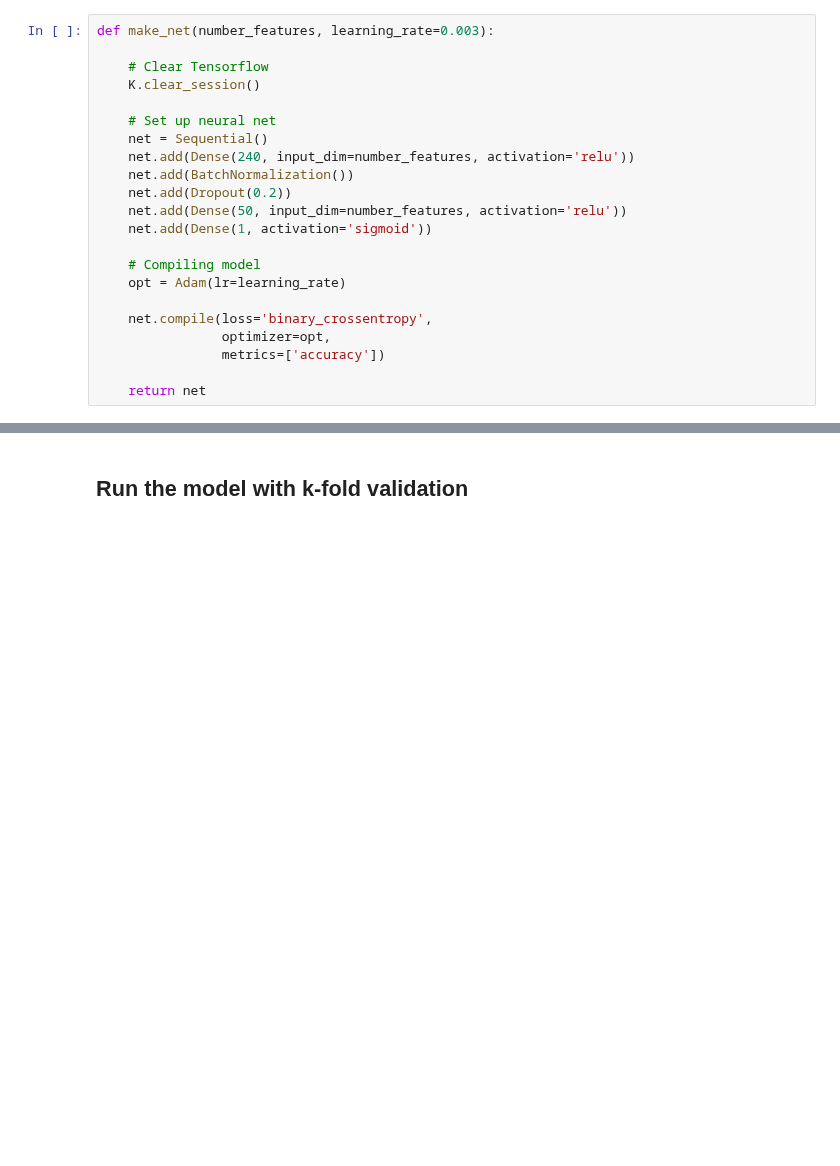
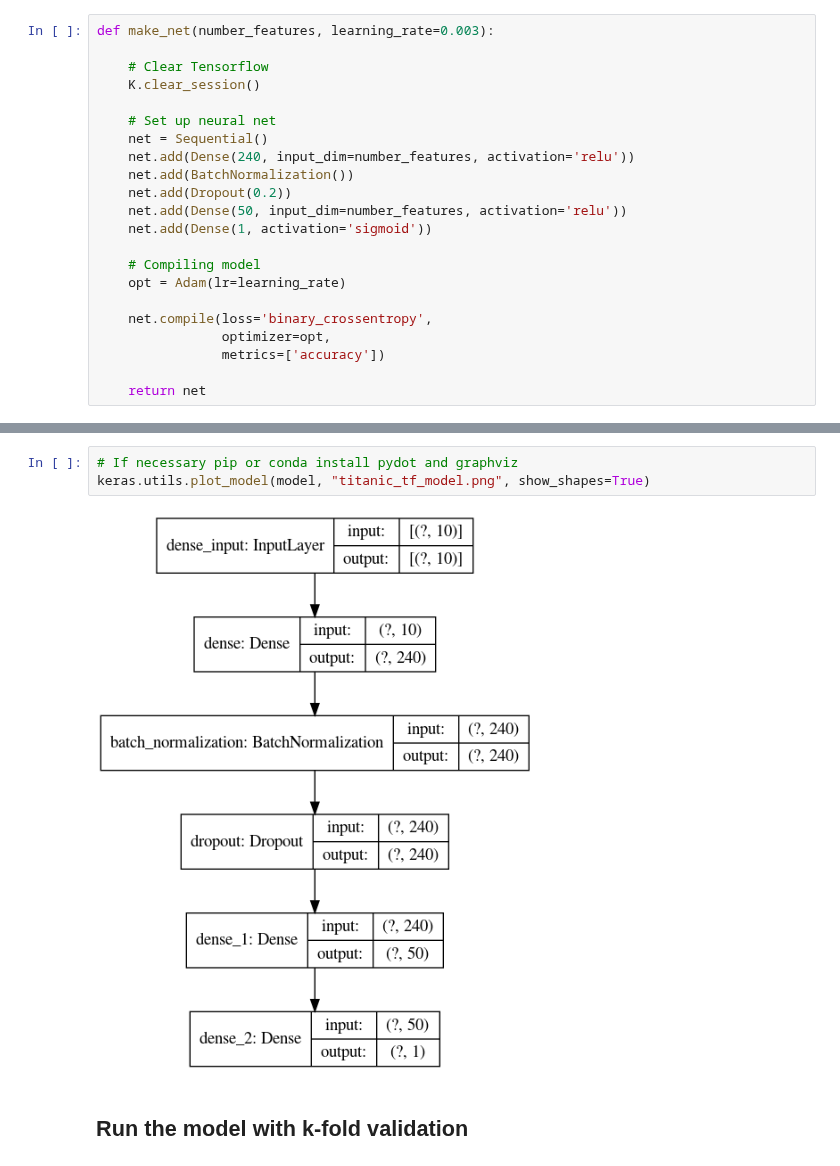
Before and after one commit to MichaelAllen1966/1804_python_healthcare, a Jupyter notebook: titanic/20a_tensorflow_simple.ipynb, the cells around one changed output, grey strips where cells are left out. Cells and saved outputs as stored; diff of their text form; blank space fills up the shorter version.

```diff
--- a/titanic/20a_tensorflow_simple.ipynb
+++ b/titanic/20a_tensorflow_simple.ipynb
@@ -258,3 +285,8 @@ def make_net(number_features, learning_rate=0.003):
+# %%
+# If necessary pip or conda install pydot and graphviz
+keras.utils.plot_model(model, "titanic_tf_model.png", show_shapes=True)
+# %% [output]
+[figure, added]
 # %% [markdown]
 ## Run the model with k-fold validation
 # %%
```
Also changed, not shown: parts of 10 cells of this notebook, 3 other files.
